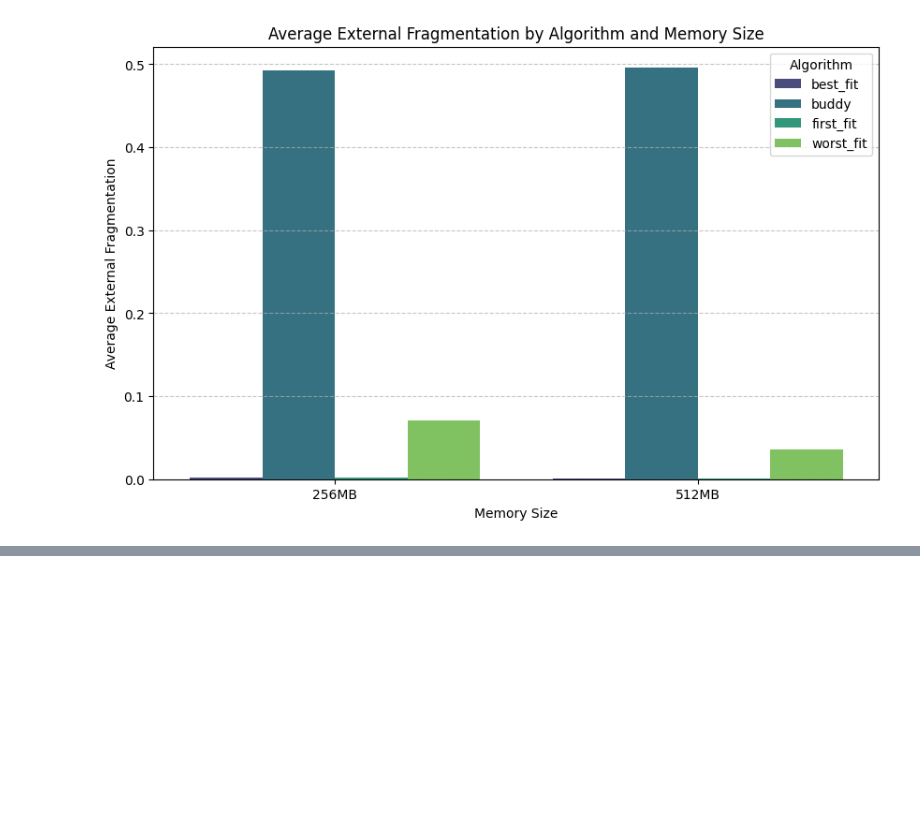
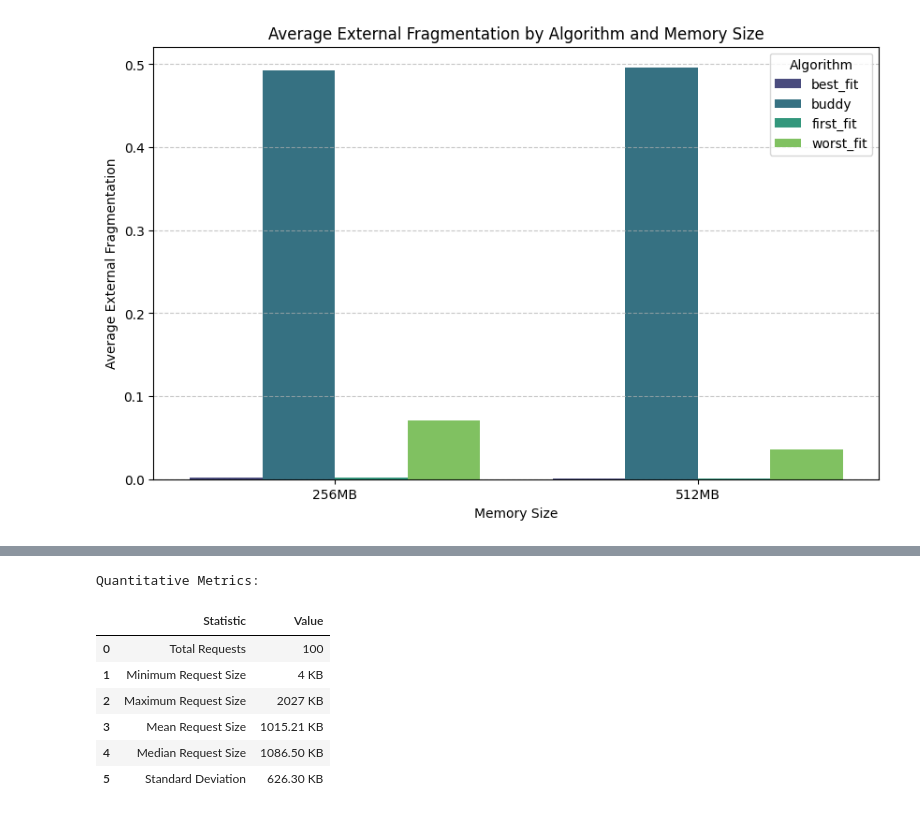
Before and after one commit to chowdhury27mykh-cell/OPERATING-SYSTEM, a Jupyter notebook: OS_RTV_PROCESS_ALLOCATION.ipynb, the cells around one changed output, grey strips where cells are left out. Saved outputs shown, nothing was run; the diff lists cells and outputs as text; code cells hidden in the pictures; blank space fills up the shorter version.

```diff
--- a/OS_RTV_PROCESS_ALLOCATION.ipynb
+++ b/OS_RTV_PROCESS_ALLOCATION.ipynb
@@ -520,0 +501,32 @@ Let's analyze the `comparison_table` to understand the performance of each memor
+# %%
+# Quantitative Metrics table
+quant_metrics = pd.DataFrame({
+    "Statistic": [
+        "Total Requests",
+        "Minimum Request Size",
+        "Maximum Request Size",
+        "Mean Request Size",
+        "Median Request Size",
+        "Standard Deviation",
+    ],
+    "Value": [
+        len(dynamic_100),
+        f"{dynamic_100['request_size_kb'].min()} KB",
+        f"{dynamic_100['request_size_kb'].max()} KB",
+        f"{dynamic_100['request_size_kb'].mean():.2f} KB",
+        f"{dynamic_100['request_size_kb'].median():.2f} KB",
+        f"{dynamic_100['request_size_kb'].std():.2f} KB",
+    ],
+})
+
+print("Quantitative Metrics:")
+display(quant_metrics)
+# %% [output]
+Quantitative Metrics:
+|  | Statistic | Value |
+| 0 | Total Requests | 100 |
+| 1 | Minimum Request Size | 4 KB |
+| 2 | Maximum Request Size | 2027 KB |
+| 3 | Mean Request Size | 1015.21 KB |
+| 4 | Median Request Size | 1086.50 KB |
+| 5 | Standard Deviation | 626.30 KB |
```
Also changed, not shown: parts of 3 cells of this notebook.
